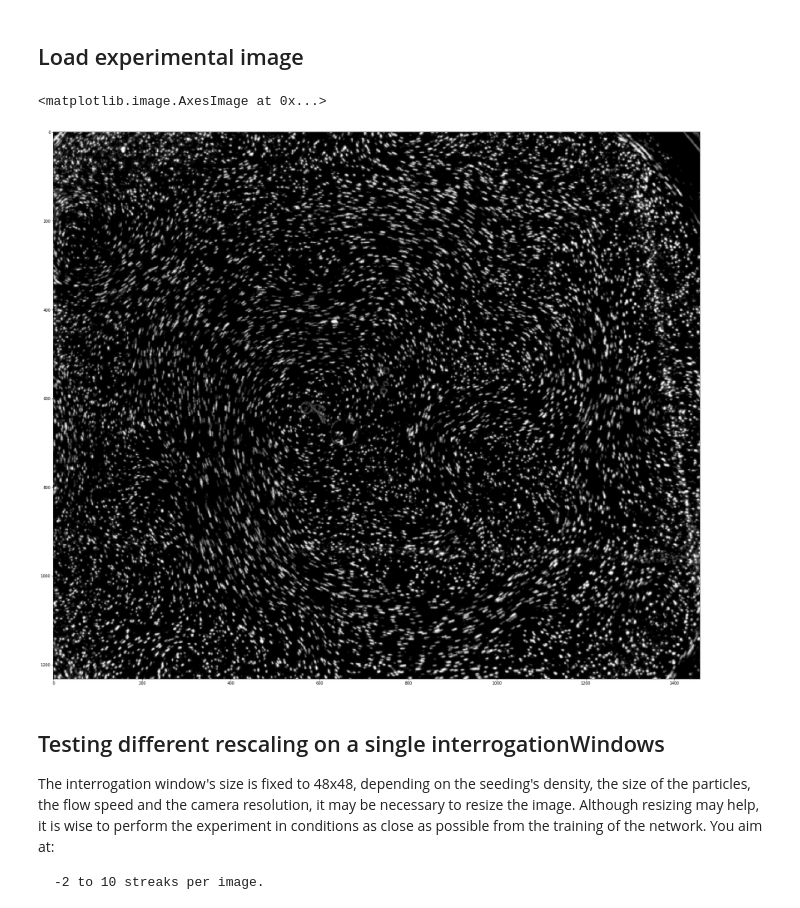
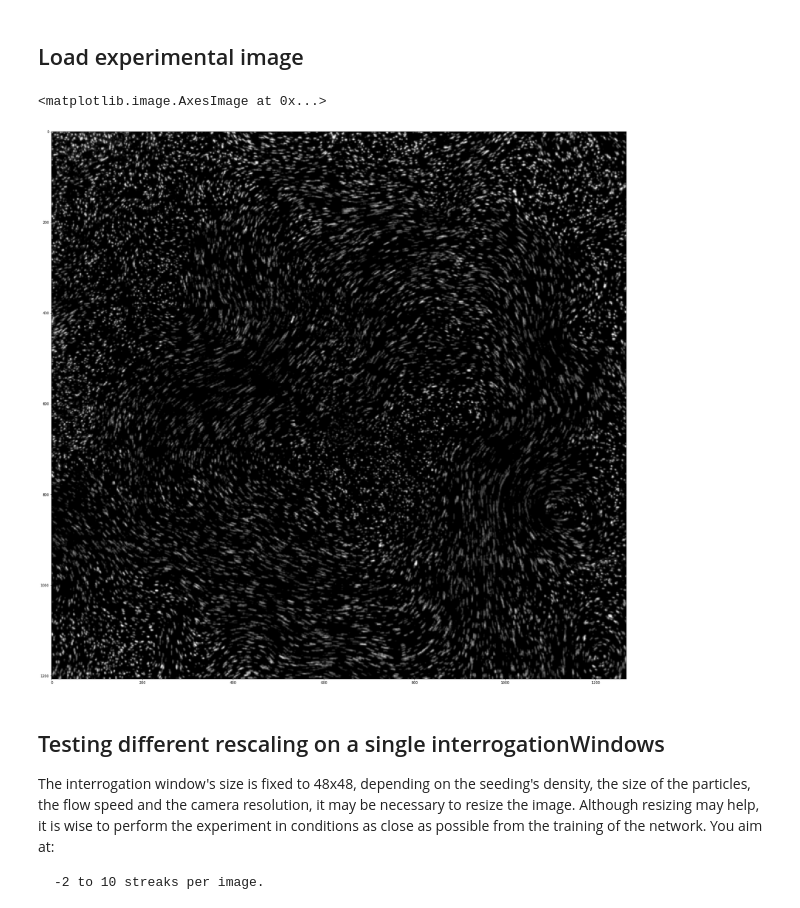
Before and after one commit to agrayver/streakcnn, a Jupyter notebook: apply_CNN_to_experiment_image_pytorch.ipynb, the cells around one changed output. Drawn from its saved outputs; the diff is of its cells as text; code cells hidden in the pictures.

Commit message:
added two new images and rerun the notebook

```diff
--- a/apply_CNN_to_experiment_image_pytorch.ipynb
+++ b/apply_CNN_to_experiment_image_pytorch.ipynb
@@ -48,26 +48,26 @@ overlap=24
 ## Load experimental image
 # %%
 #imageFile='data/Test_image_experiment.jpg'
-imageFile='data/libration05hz05hz34deg_21ms30fps000000020.jpg'
-imageFile2='data/libration05hz05hz34deg_21ms30fps000000021.jpg'
-image=Image.open(imageFile).convert('L')
+imageFile1='data/experiment_frame_A.jpg'
+imageFile2='data/experiment_frame_B.jpg'
+image1=Image.open(imageFile1).convert('L')
 image2=Image.open(imageFile2).convert('L')
 # The background needs to be removed due to CCD matrix jitter.
 # We use here a threshold value below which all points are set to black.
 
 threshold = 50
-data = np.array(image.getdata())
+data = np.array(image1.getdata())
 data[data < threshold] = 0
-image.putdata(data)
+image1.putdata(data)
 
 # After Thresholding we apply a Gaussian Filter to avoid abrupt
-im = image.filter(ImageFilter.GaussianBlur(radius = 1))
+im = image1.filter(ImageFilter.GaussianBlur(radius = 1))
 
 figure(figsize=(30,30))
 imshow(im, cmap='gray',vmin=0,vmax=255)
 # %% [output]
 <matplotlib.image.AxesImage at 0x...>
-[figure, old version]
+[figure, new version]
 # %% [markdown]
 ## Testing different rescaling on a single interrogationWindows
 The interrogation window's size is fixed to 48x48, depending on the seeding's density, the size of the particles, the flow speed and the camera resolution, it may be necessary to resize the image. Although resizing may help, it is wise to perform the experiment in conditions as close as possible from the training of the network. You aim at:
```
Also changed, not shown: parts of 4 cells of this notebook, 2 other files.
